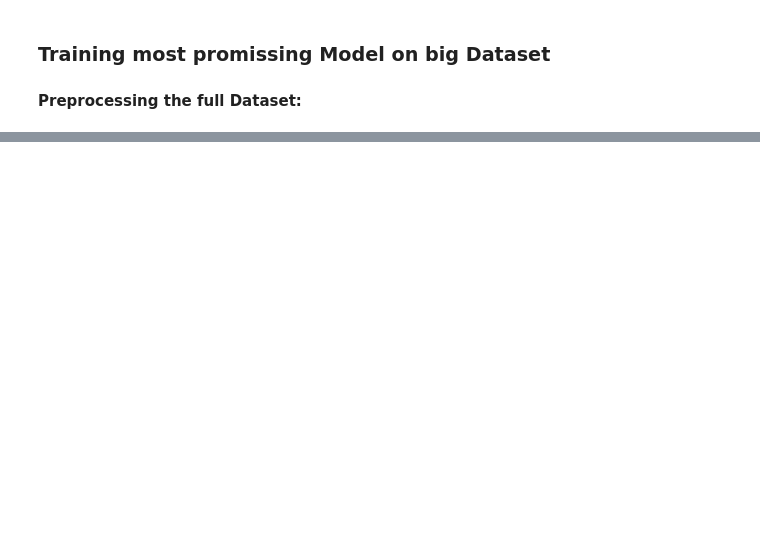
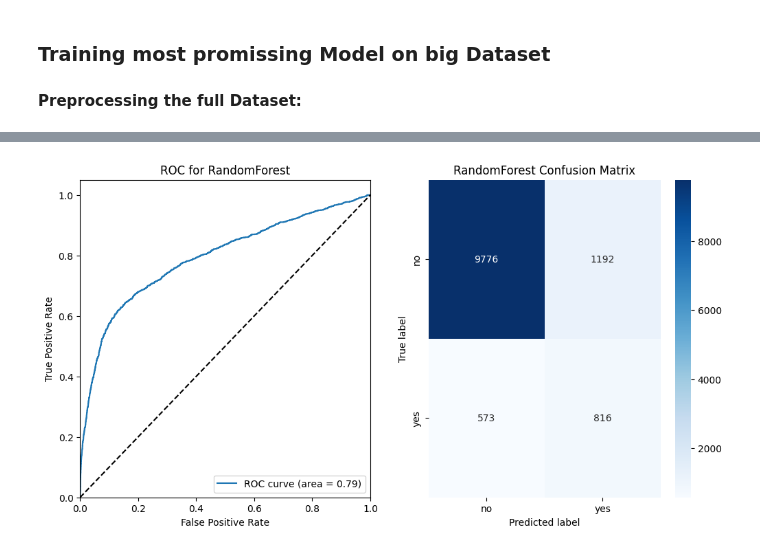
Before and after one commit to joscha-st/ibait_ml_g1, a Jupyter notebook: main copy.ipynb, the cells around one changed output, grey strips where cells are left out. Drawn from its saved outputs; the diff is of its cells as text; code cells hidden in the pictures; blank space fills up the shorter version.

```diff
--- a/main copy.ipynb
+++ b/main copy.ipynb
@@ -408,7 +420,7 @@ bank_data_full = pd.read_csv("Data/bank-additional/bank-additional/bank-addition
 
 # Preprocessing of the target data
 bank_target_f = bank_data_full['y']
-bank_data_f = bank_data_full.drop(columns='y')
+bank_data_f = bank_data_full.drop(columns = ['y', 'duration'])
 
 label = LabelEncoder()
 bank_target_f = label.fit_transform(bank_target_f)
@@ -419,7 +431,7 @@ preprocessor = ColumnTransformer(
     transformers=[
         # MinMaxScaler for numerical columns
         ('scaler', preprocessing.MinMaxScaler(),
-            ['age', 'duration', 'campaign', 'pdays', 'previous',
+            ['age', 'campaign', 'pdays', 'previous',
             'emp.var.rate', 'cons.price.idx', 'cons.conf.idx',
             'euribor3m', 'nr.employed']),
         # OneHotEncoder for categorical columns
@@ -448,7 +460,7 @@ new_pipeline.fit(bank_data_f_train, bank_target_f_train)
 prediction = new_pipeline.predict(bank_data_f_test)
 
 # Calculate probabilities for the positive class
-probs = best_model.predict_proba(bank_data_f_test)[:, 1]
+probs = new_pipeline.predict_proba(bank_data_f_test)[:, 1]
 
 # Calculate the ROC curve
 fpr, tpr, thresholds = roc_curve(bank_target_f_test, probs)
@@ -503,0 +516,72 @@ weighted avg       0.92      0.84      0.86     12357
+# %%
+#extending param grid for RF
+param_grid = {
+    'balancing': [RandomOverSampler(), RandomUnderSampler()],
+    'classifier__n_estimators': [50, 100, 200, 300, 400],
+    'classifier__max_features': ['sqrt', 'log2'],
+   'classifier__max_depth': [4,5,6,7,8,10,12,18,24,30, None],
+#    'classifier__min_samples_split': [2, 5, 10],
+#    'classifier__min_samples_leaf': [1, 2, 4],
+   'classifier__bootstrap': [True, False],
+   'classifier__criterion': ['gini', 'entropy'],
+   'classifier__random_state': [42]
+}
+
+
+# split into test and training data
+bank_data_train, bank_data_test, bank_target_train, bank_target_test = train_test_split(bank_data_f, bank_target_f, test_size=0.3, random_state=42)
+
+# Grid search with parameter grid and cost function
+grid_search = GridSearchCV(rf_pipeline, param_grid, cv=10, scoring=scorer, n_jobs=-1)
+grid_search.fit(bank_data_train, bank_target_train)
+
+# Get the best model
+best_model = grid_search.best_estimator_
+
+# Get the best parameters
+best_param = grid_search.best_params_
+
+# Make predictions with the best model
+prediction = best_model.predict(bank_data_test)
+
+# Calculate probabilities for the positive class
+probs = best_model.predict_proba(bank_data_test)[:, 1]
+
+# Calculate the ROC curve
+fpr, tpr, thresholds = roc_curve(bank_target_test, probs)
+
+# Calculate the AUC
+roc_auc = roc_auc_score(bank_target_test, probs)
+
+# Calculate accuracy and cost
+cm = confusion_matrix(bank_target_test, prediction)
+acc = accuracy_score(bank_target_test, prediction)
+recall = recall_score(bank_target_test, prediction) #yes recall
+cost = cost_function(bank_target_test, prediction)
+
+# Prepare Plot
+fig, axs = plt.subplots(1, 2, figsize=(12, 6))
+
+# Plot the ROC curve
+axs[0].plot(fpr, tpr, label='ROC curve (area = %0.2f)' % roc_auc)
+axs[0].plot([0, 1], [0, 1], 'k--')
+axs[0].set_xlim([0.0, 1.0])
+axs[0].set_ylim([0.0, 1.05])
+axs[0].set_xlabel('False Positive Rate')
+axs[0].set_ylabel('True Positive Rate')
+axs[0].set_title('ROC for RandomForest')
+axs[0].legend(loc="lower right")
+
+
+# Plot Confusion Matrix
+sns.heatmap(cm, annot=True, fmt='d', cmap='Blues', ax=axs[1], xticklabels=label_names, yticklabels=label_names)
+axs[1].set_title('RandomForest Confusion Matrix')
+axs[1].set_xlabel('Predicted label')
+axs[1].set_ylabel('True label')
+
+plt.show()
+
+print("Best Random Forest Classifier with parameters".format(name) + str(best_param) + ": \nAccuracy of {}, recall of {} and cost {}\n".format(acc, recall, cost))
+print("Classification Report:\n\n{}".format(classification_report(bank_target_test, prediction, target_names=label_names)))
+# %% [output]
+[figure, added]
```
Also changed, not shown: parts of 8 cells of this notebook.
